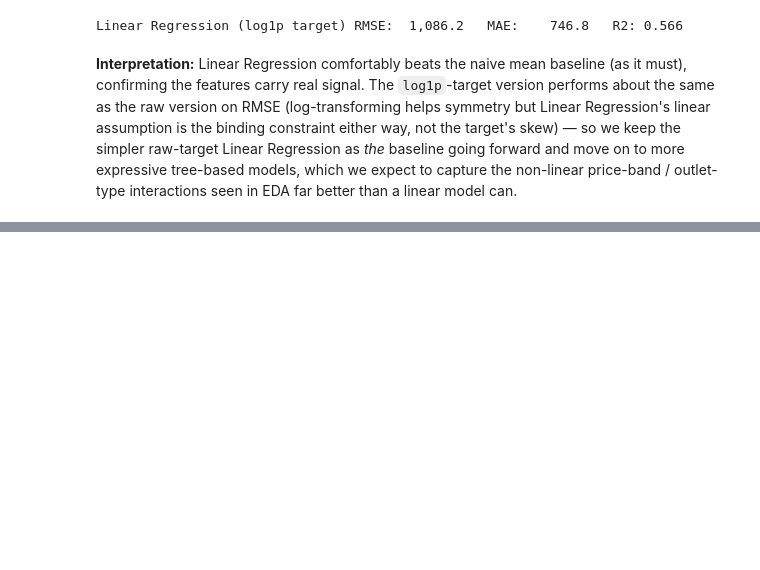
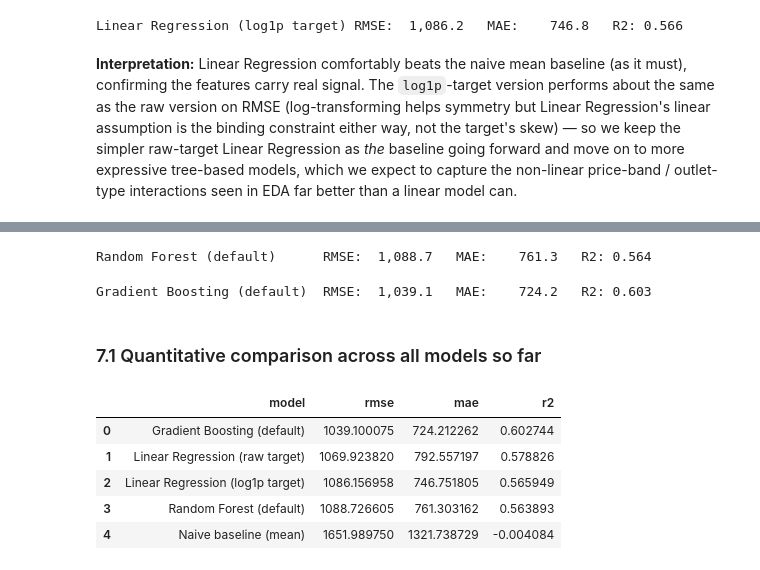
Before and after one commit to marcusteoh/bigmart-sales-predictor, a Jupyter notebook: BigMart_Sales_Prediction.ipynb, the cells around one changed output, grey strips where cells are left out. Saved outputs shown, nothing was run; the diff lists cells and outputs as text; code cells hidden in the pictures; blank space fills up the shorter version.

```diff
--- a/BigMart_Sales_Prediction.ipynb
+++ b/BigMart_Sales_Prediction.ipynb
@@ -664,0 +681,30 @@ outlet-type interactions seen in EDA far better than a linear model can.
+# %%
+from sklearn.ensemble import GradientBoostingRegressor
+
+rf_pipe = Pipeline([
+    ("pre", make_preprocessor()),
+    ("model", RandomForestRegressor(n_estimators=200, random_state=RANDOM_STATE, n_jobs=-1)),
+])
+_ = evaluate_model("Random Forest (default)", rf_pipe, X_train, y_train, X_test, y_test)
+# %% [output]
+Random Forest (default)      RMSE:  1,088.7   MAE:    761.3   R2: 0.564
+# %%
+gb_pipe = Pipeline([
+    ("pre", make_preprocessor()),
+    ("model", GradientBoostingRegressor(n_estimators=200, random_state=RANDOM_STATE)),
+])
+_ = evaluate_model("Gradient Boosting (default)", gb_pipe, X_train, y_train, X_test, y_test)
+# %% [output]
+Gradient Boosting (default)  RMSE:  1,039.1   MAE:    724.2   R2: 0.603
+# %% [markdown]
+### 7.1 Quantitative comparison across all models so far
+# %%
+results_df = pd.DataFrame(results).sort_values("rmse").reset_index(drop=True)
+results_df
+# %% [output]
+|  | model | rmse | mae | r2 |
+| 0 | Gradient Boosting (default) | 1039.100075 | 724.212262 | 0.602744 |
+| 1 | Linear Regression (raw target) | 1069.923820 | 792.557197 | 0.578826 |
+| 2 | Linear Regression (log1p target) | 1086.156958 | 746.751805 | 0.565949 |
+| 3 | Random Forest (default) | 1088.726605 | 761.303162 | 0.563893 |
+| 4 | Naive baseline (mean) | 1651.989750 | 1321.738729 | -0.004084 |
```
Also changed, not shown: parts of 6 cells of this notebook.
